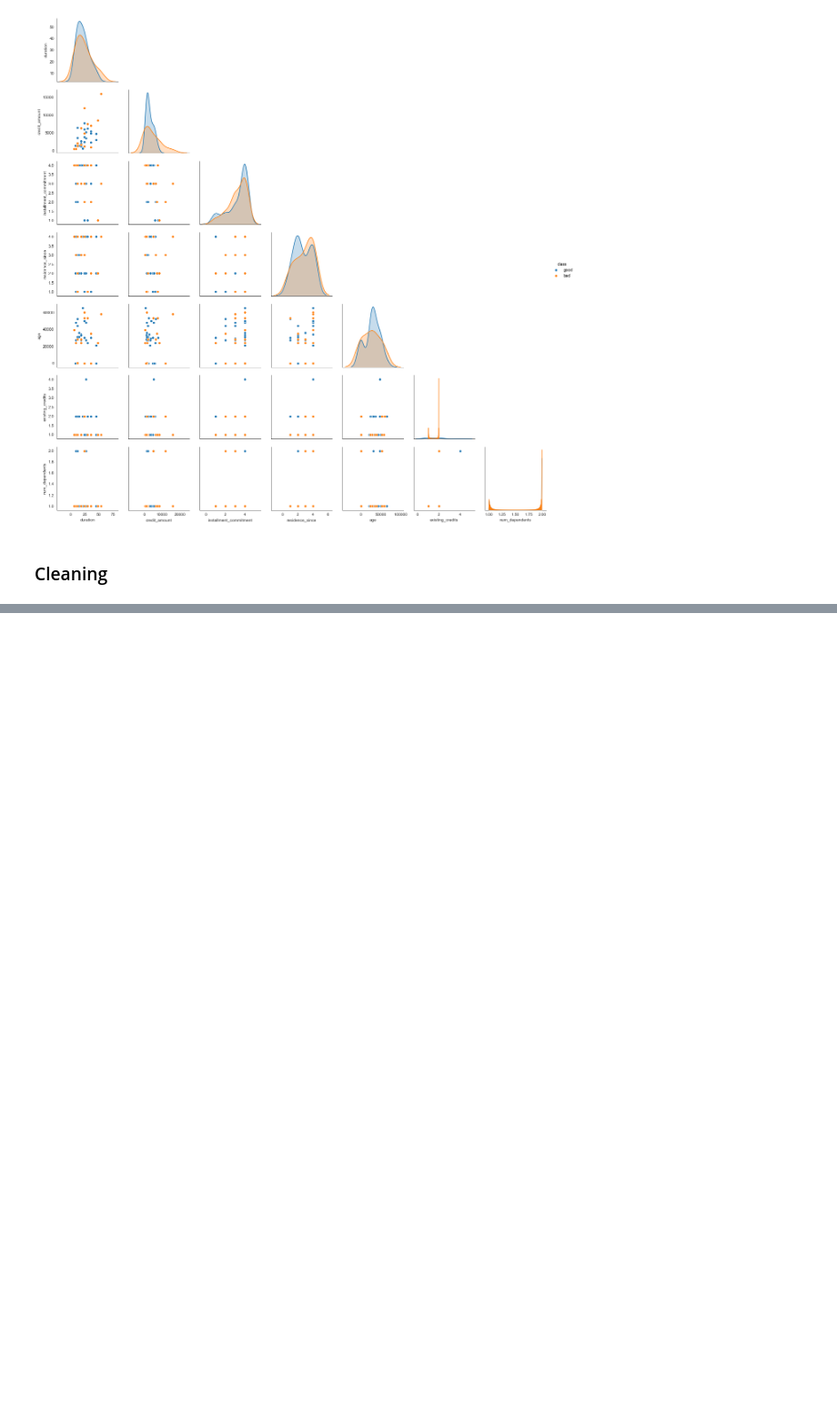
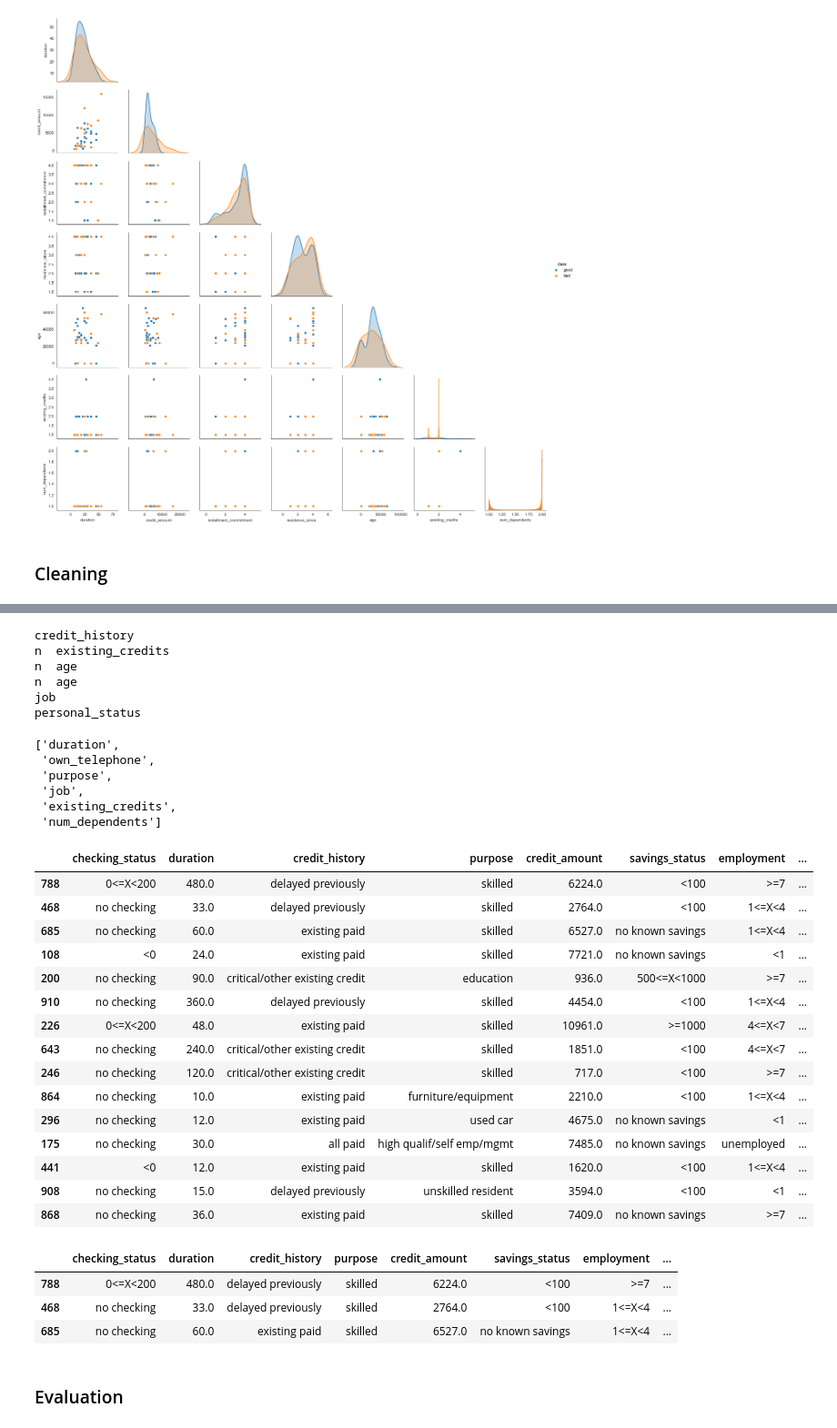
Before and after one commit to SharmaRupali/jenga, a Jupyter notebook: experimental_setup.ipynb, the cells around one changed output, grey strips where cells are left out. Shown at 91% size. Saved outputs shown, nothing was run; the diff lists cells and outputs as text; code cells hidden in the pictures; blank space fills up the shorter version.

```diff
--- a/experimental_setup.ipynb
+++ b/experimental_setup.ipynb
@@ -949,0 +976,3 @@ plot_data(pd.concat([dat_test_credit_corrupted, pd.Series(lab_test_credit, name=
+# %%
+## mean imputer for numerical columns
+column = "credit_amount"
@@ -949,0 +999,2 @@ plot_data(pd.concat([dat_test_credit_corrupted, pd.Series(lab_test_credit, name=
+# %%
+dat_test_credit_corrupted.loc[dat_test_credit_corrupted[column].isnull(), column] = np.mean(dat_test_credit[column])
@@ -949,0 +1021,3 @@ plot_data(pd.concat([dat_test_credit_corrupted, pd.Series(lab_test_credit, name=
+# %%
+## mode imputer for categorical columns
+column = "credit_history"
@@ -949,0 +1044,2 @@ plot_data(pd.concat([dat_test_credit_corrupted, pd.Series(lab_test_credit, name=
+# %%
+dat_test_credit_corrupted.loc[dat_test_credit_corrupted[column].isnull(), column] = dat_test_credit[column].value_counts().index[0]
@@ -949,0 +1066,13 @@ plot_data(pd.concat([dat_test_credit_corrupted, pd.Series(lab_test_credit, name=
+# %%
+for col in cols_perturbed:
+    if col in categorical_columns:
+        print(col)
+    elif col in numerical_columms:
+        print('n  ' + col)
+# %% [output]
+credit_history
+n  existing_credits
+n  age
+n  age
+job
+personal_status
@@ -949,0 +1092,36 @@ plot_data(pd.concat([dat_test_credit_corrupted, pd.Series(lab_test_credit, name=
+# %%
+cols_perturbed
+# %% [output]
+['duration',
+ 'own_telephone',
+ 'purpose',
+ 'job',
+ 'existing_credits',
+ 'num_dependents']
+# %%
+dat_test_credit_corrupted.loc[dat_test_credit_corrupted['own_telephone'].isnull()]
+# %% [output]
+|  | checking_status | duration | credit_history | purpose | credit_amount | savings_status | employment | ... |
+| 788 | 0<=X<200 | 480.0 | delayed previously | skilled | 6224.0 | <100 | >=7 | ... |
+| 468 | no checking | 33.0 | delayed previously | skilled | 2764.0 | <100 | 1<=X<4 | ... |
+| 685 | no checking | 60.0 | existing paid | skilled | 6527.0 | no known savings | 1<=X<4 | ... |
+| 108 | <0 | 24.0 | existing paid | skilled | 7721.0 | no known savings | <1 | ... |
+| 200 | no checking | 90.0 | critical/other existing credit | education | 936.0 | 500<=X<1000 | >=7 | ... |
+| 910 | no checking | 360.0 | delayed previously | skilled | 4454.0 | <100 | 1<=X<4 | ... |
+| 226 | 0<=X<200 | 48.0 | existing paid | skilled | 10961.0 | >=1000 | 4<=X<7 | ... |
+| 643 | no checking | 240.0 | critical/other existing credit | skilled | 1851.0 | <100 | 4<=X<7 | ... |
+| 246 | no checking | 120.0 | critical/other existing credit | skilled | 717.0 | <100 | >=7 | ... |
+| 864 | no checking | 10.0 | existing paid | furniture/equipment | 2210.0 | <100 | 1<=X<4 | ... |
+| 296 | no checking | 12.0 | existing paid | used car | 4675.0 | no known savings | <1 | ... |
+| 175 | no checking | 30.0 | all paid | high qualif/self emp/mgmt | 7485.0 | no known savings | unemployed | ... |
+| 441 | <0 | 12.0 | existing paid | skilled | 1620.0 | <100 | 1<=X<4 | ... |
+| 908 | no checking | 15.0 | delayed previously | unskilled resident | 3594.0 | <100 | <1 | ... |
+| 868 | no checking | 36.0 | existing paid | skilled | 7409.0 | no known savings | >=7 | ... |
+# %%
+dat_test_credit_cleaned = mean_mode_imputer(dat_test_credit_corrupted, dat_test_credit, cols_perturbed, numerical_columms, categorical_columns)
+dat_test_credit_cleaned.loc[[788, 468, 685]]
+# %% [output]
+|  | checking_status | duration | credit_history | purpose | credit_amount | savings_status | employment | ... |
+| 788 | 0<=X<200 | 480.0 | delayed previously | skilled | 6224.0 | <100 | >=7 | ... |
+| 468 | no checking | 33.0 | delayed previously | skilled | 2764.0 | <100 | 1<=X<4 | ... |
+| 685 | no checking | 60.0 | existing paid | skilled | 6527.0 | no known savings | 1<=X<4 | ... |
@@ -949,0 +1130,2 @@ plot_data(pd.concat([dat_test_credit_corrupted, pd.Series(lab_test_credit, name=
+# %% [markdown]
+### Evaluation
```
Also changed, not shown: parts of 18 cells of this notebook.
